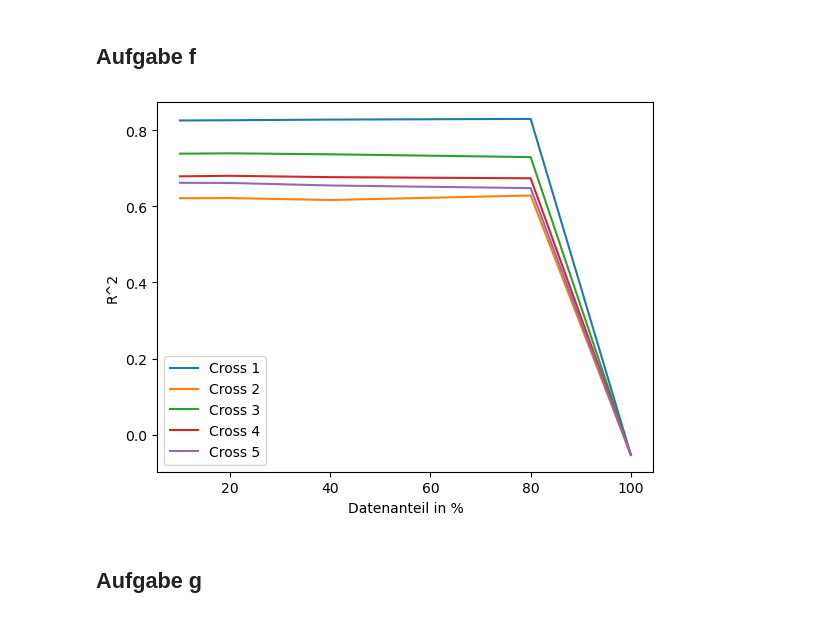
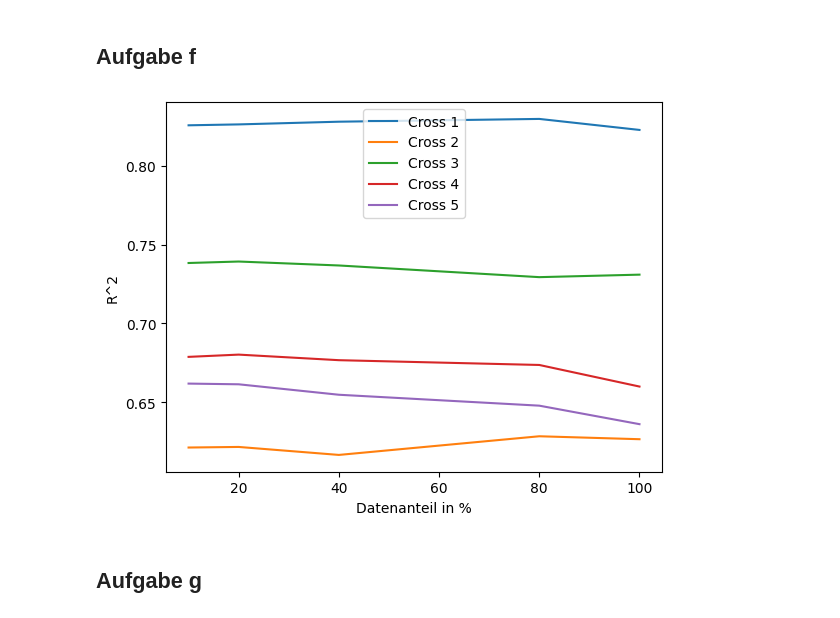
Before and after one commit to TieRub/DMg_2026, a Jupyter notebook: B1/Road Traffic Jacobs Version.ipynb, the cells around one changed output. Cells and saved outputs as stored; diff of their text form; code cells hidden in the pictures.

Commit message:
Full Version test one

```diff
--- a/B1/Road Traffic Jacobs Version.ipynb
+++ b/B1/Road Traffic Jacobs Version.ipynb
@@ -278,7 +278,7 @@ for col in x_z_standardisiert:
     X_train02, X_test02, y_train02, y_test02 = sklearn.model_selection.train_test_split(col_df, road_traffic_df['Cross 6'], train_size=0.2, random_state=123)
     X_train04, X_test04, y_train04, y_test04 = sklearn.model_selection.train_test_split(col_df, road_traffic_df['Cross 6'], train_size=0.4, random_state=123)
     X_train08, X_test08, y_train08, y_test08 = sklearn.model_selection.train_test_split(col_df, road_traffic_df['Cross 6'], train_size=0.8, random_state=123)
-    X_train10, X_test10, y_train10, y_test10 = sklearn.model_selection.train_test_split(col_df, road_traffic_df['Cross 6'], train_size=1, random_state=123)
+    X_train10, X_test10, y_train10, y_test10 = sklearn.model_selection.train_test_split(col_df, road_traffic_df['Cross 6'], train_size=0.9, random_state=123)
 
     sk01 = sklearn.linear_model.LinearRegression().fit(X_train01, y_train01)
     sk_predicted01 = sk01.predict(X_test01)
@@ -287,34 +287,34 @@ for col in x_z_standardisiert:
     sk02 = sklearn.linear_model.LinearRegression().fit(X_train02, y_train02)
     sk_predicted02 = sk02.predict(X_test02)
     r_202 = sklearn.metrics.r2_score(y_true=y_test02, y_pred=sk_predicted02)
 
     sk04 = sklearn.linear_model.LinearRegression().fit(X_train04, y_train04)
     sk_predicted04 = sk04.predict(X_test04)
     r_204 = sklearn.metrics.r2_score(y_true=y_test04, y_pred=sk_predicted04)
 
     sk08 = sklearn.linear_model.LinearRegression().fit(X_train08, y_train08)
     sk_predicted08 = sk08.predict(X_test08)
     r_208 = sklearn.metrics.r2_score(y_true=y_test08, y_pred=sk_predicted08)
 
     sk10 = sklearn.linear_model.LinearRegression().fit(X_train10, y_train10)
     sk_predicted10 = sk10.predict(X_test10)
     r_210 = sklearn.metrics.r2_score(y_true=y_test10, y_pred=sk_predicted10)
 
     # Prozentwerte für Plot
     dev_x = [10, 20, 40, 80, 100]
 
     # R^2 Werte
     dev_y = [r_201, r_202, r_204, r_208, r_210]
 
     # Vergleiche Merkmale in einem Plot
     plt.plot(dev_x, dev_y, label=col)
 
 plt.xlabel('Datenanteil in %')
 plt.ylabel('R^2')
 plt.legend(loc='best')
 plt.show()
 # %% [output]
-[figure, old version]
+[figure, new version]
 # %% [markdown]
 ## Aufgabe g
 # %%
```
Also changed, not shown: parts of 10 cells of this notebook, 4 other files.
